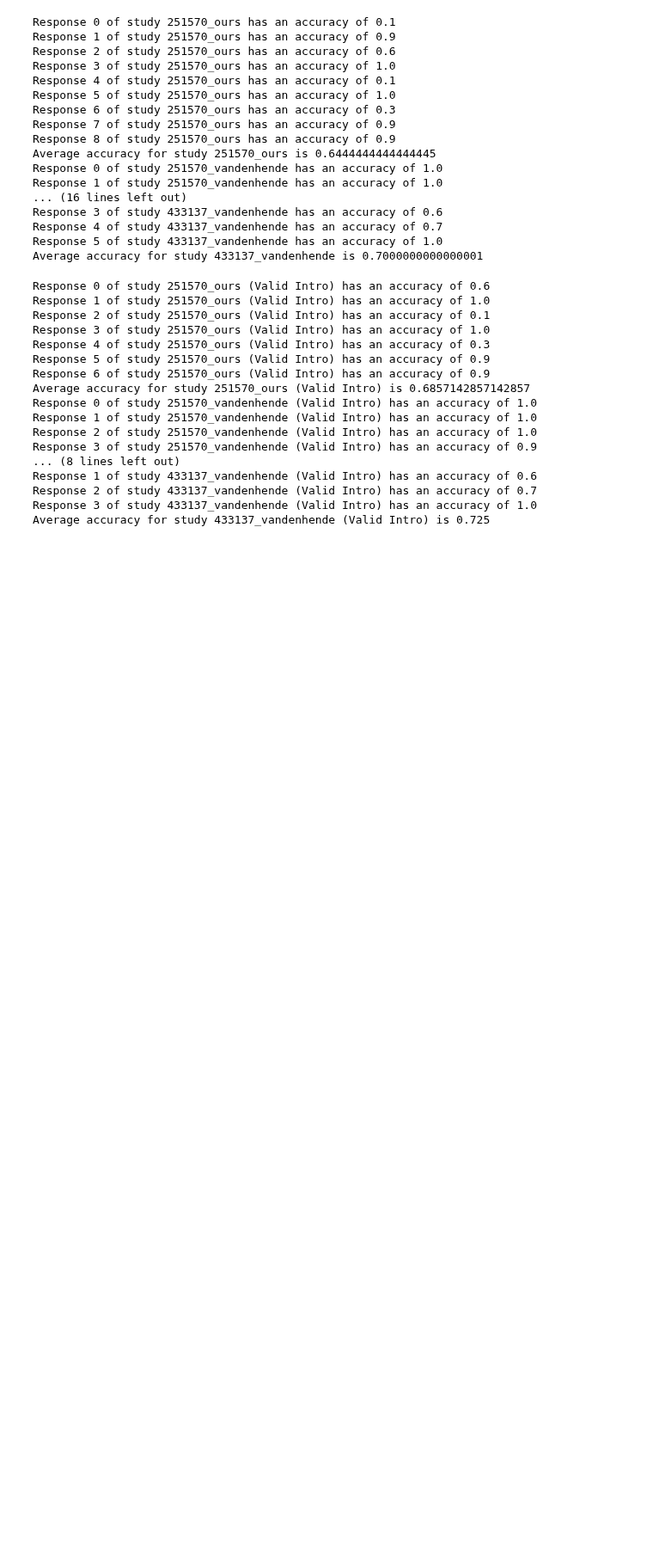
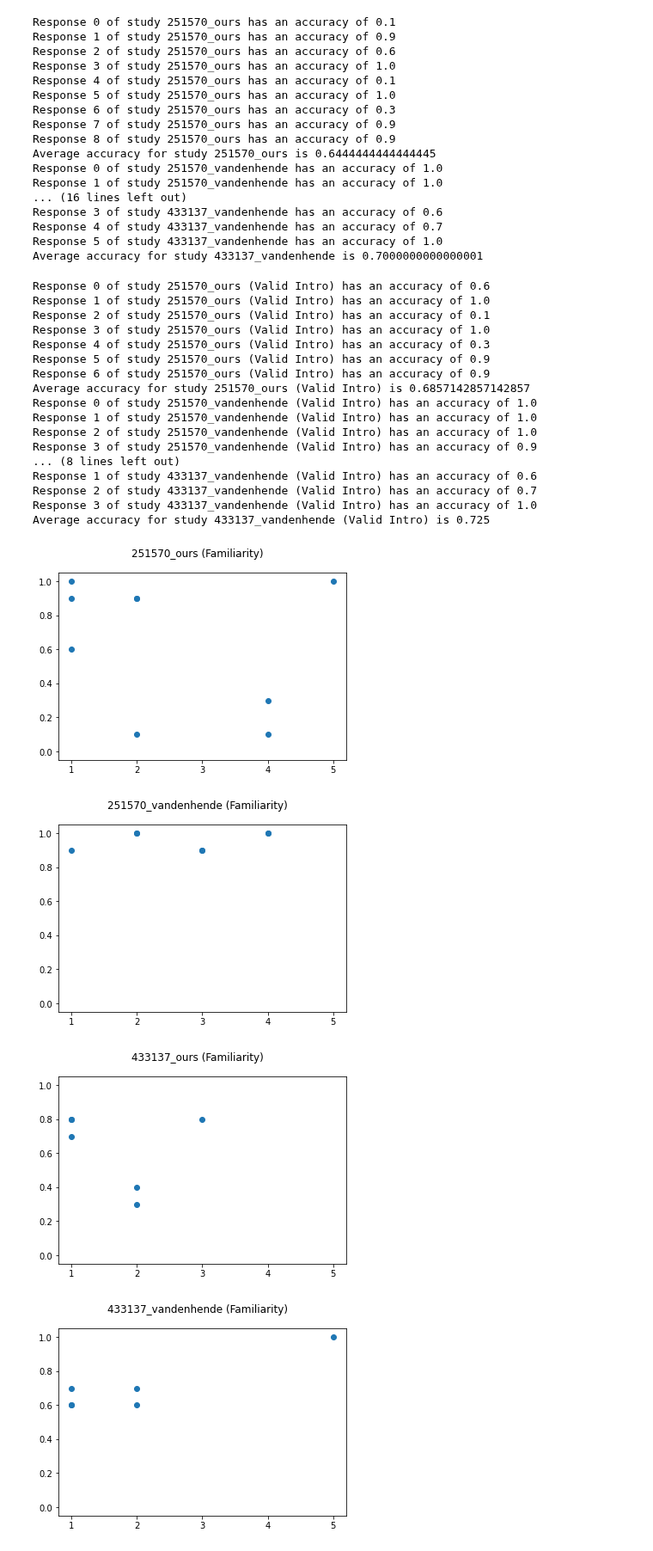
Before and after one commit to florenceboettger/visual-counterfactuals, a Jupyter notebook: study_analysis/study_evaluate.ipynb, the cells around one changed output. Shown at 86% size. Drawn from its saved outputs; the diff is of its cells as text; code cells hidden in the pictures; blank space fills up the shorter version.

```diff
--- a/study_analysis/study_evaluate.ipynb
+++ b/study_analysis/study_evaluate.ipynb
@@ -50,2 +53,10 @@ Average accuracy for study 433137_vandenhende (Valid Intro) is 0.725
+# %%
+for s in studies:
+    visualize_familiarity(s)
+# %% [output]
+[figure, added]
+[figure, added]
+[figure, added]
+[figure, added]
 # %%
 for s in studies:
```
Also changed, not shown: parts of 3 cells of this notebook, 7 other files.
